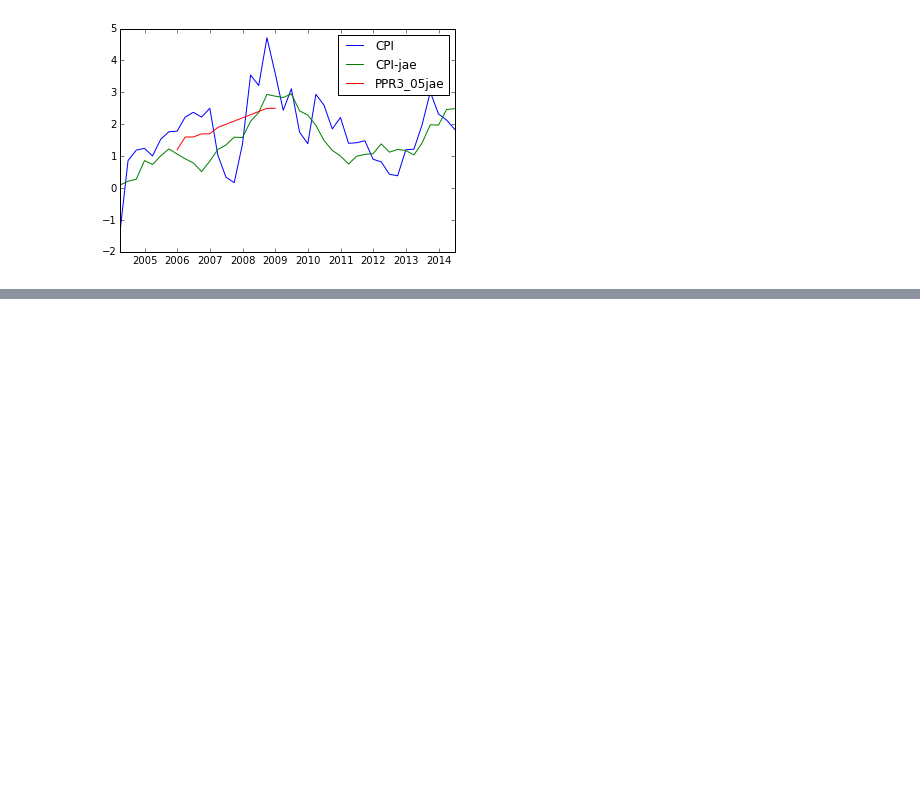
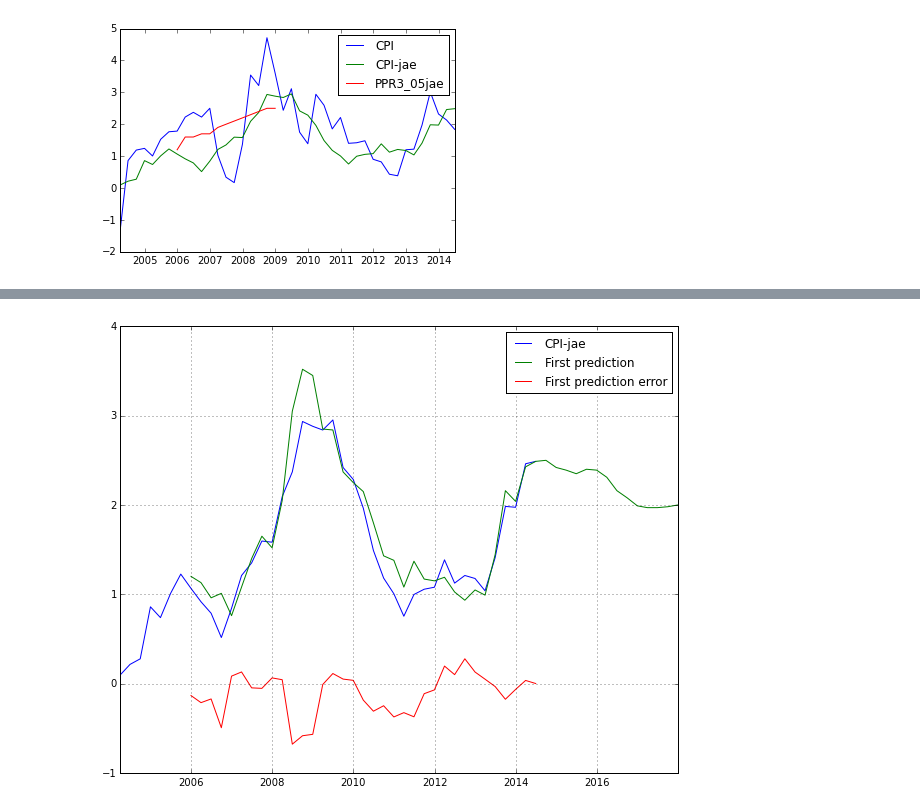
Before and after one commit to camillanore/Inflastudy, a Jupyter notebook: inflastudy.ipynb, the cells around one changed output, grey strips where cells are left out. Drawn from its saved outputs; the diff is of its cells as text; code cells hidden in the pictures; blank space fills up the shorter version.

```diff
--- a/inflastudy.ipynb
+++ b/inflastudy.ipynb
@@ -62,3 +61,38 @@ print data.raw_data.firstpred
 plt.figure('First prediction')
 plt.plot(data.raw_data.index,
         data.raw_data['CPI-jae'])
+# %%
+# How to find the vector of predictions one quarter ahead
+
+for t in data.raw_data.index:
+    for col in jae_columns:
+        value = data.raw_data.loc[t,col]
+        if not math.isnan(value):
+            data.raw_data.loc[t,'firstpred'] = value
+            data.raw_data.loc[t,'firstpred_src'] = col
+            # Do not stop the loop on the first column, but rather
+            # use the last column with a valid number.
+            # We have to think a bit on how to get the other predictions
+            # with longer horizons, should probably make a list of these.
+            # An option is to work on the reverse list of columns, and add
+            # with longer prediction horizons..
+
+plt.figure('First prediction',figsize=(10,8))
+plt.plot(data.raw_data.index,
+         data.raw_data['CPI-jae'],
+         label='CPI-jae')
+plt.plot(data.raw_data.index,
+         data.raw_data.firstpred,
+         label='First prediction')
+plt.plot(data.raw_data.index,
+         data.raw_data['CPI-jae']-data.raw_data.firstpred,
+         label='First prediction error')
+plt.legend()
+plt.grid(True)
+# Print the plotted data, so it can be verified towards
+# the excel source data.
+#print data.raw_data.loc[:,['firstpred','firstpred_src']]
+
+# Regn ut square errors på den lista her.
+# %% [output]
+[figure, added]
```
Also changed, not shown: parts of 2 cells of this notebook.
